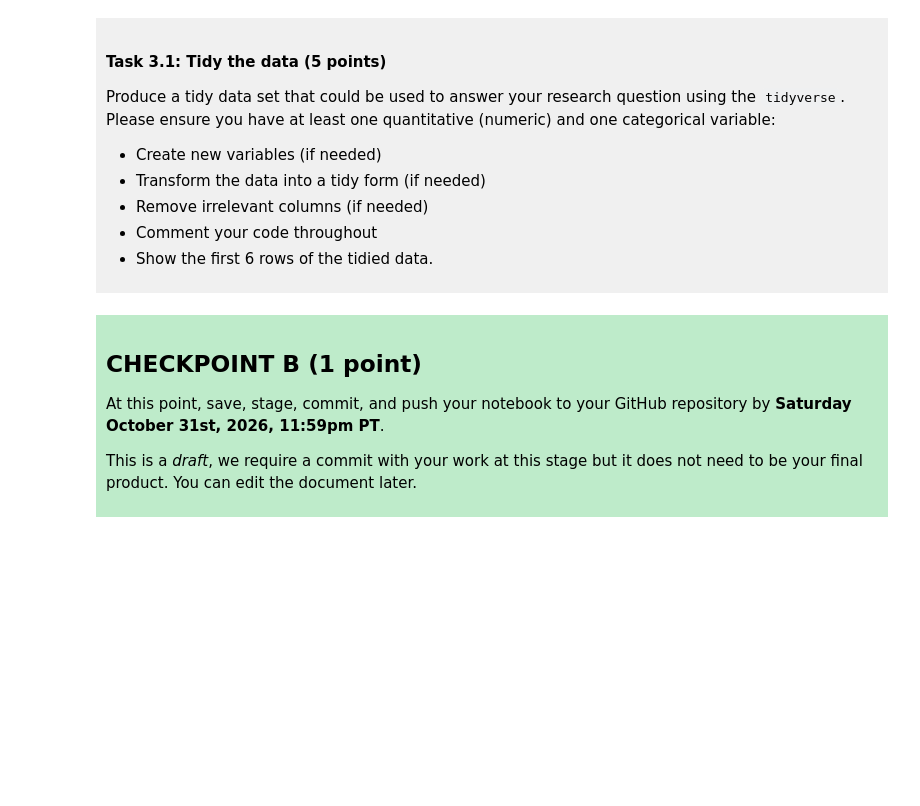
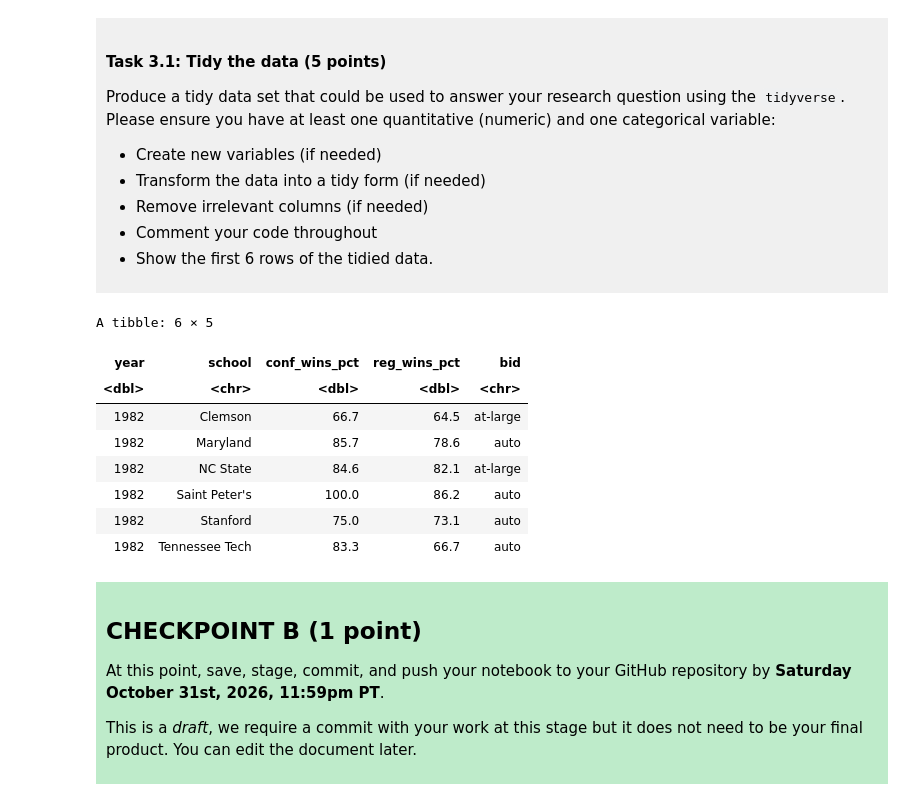
Before and after one commit to mngrindacc/dsci-100-project-minh-nguyen, a Jupyter notebook: dsci-100-project-notebook.ipynb, the cells around one changed output. Drawn from its saved outputs; the diff is of its cells as text; code cells hidden in the pictures; blank space fills up the shorter version.

```diff
--- a/dsci-100-project-notebook.ipynb
+++ b/dsci-100-project-notebook.ipynb
@@ -189,7 +225,33 @@ Produce a tidy data set that could be used to answer your research question usin
 
 </div>
 # %%
-### EDIT THIS CODE CELL ###
+#To run a KNN-classification algorithm
+#on this data and predict the qualification type of a team, we need to select our predictors(conference and regional win
+#percentages) since they act as input coordinates KNN uses to find nearest neighbors. Next, we need to select the bid
+#column that contains the known classes for each coordinate since they will be used to predict classes of unseen data.
+#The columns year and school won't be directly inputed into the algorithm. However, they are useful for reference
+#since they allow us to know exactly what school and year a data point belongs to rather than just anonymous numbers.
+women_tidy <- select(women_data, year, school, conf_wins_pct, reg_wins_pct, bid) |>
+#After inspecting my data, I realized that the early years(1982 - 1984)contained a significant
+#amount of missing values(NAs). Because these were the years when the tournament was first established,
+#conference and regional performances weren't formally tracked for many teams compared to later years. Realizing that
+#the KNN classification algorithm can't calculate distances involving NAs and will simply ignore these rows
+#which create unneccessary clutter inside my data, I decided to drop all the rows that involve NA values, making the data
+#more tidy and easier to visualize.
+drop_na()
+
+women_tidy |>
+slice(1:6)
+# %% [output]
+A tibble: 6 × 5
+| year | school | conf_wins_pct | reg_wins_pct | bid |
+| <dbl> | <chr> | <dbl> | <dbl> | <chr> |
+| 1982 | Clemson | 66.7 | 64.5 | at-large |
+| 1982 | Maryland | 85.7 | 78.6 | auto |
+| 1982 | NC State | 84.6 | 82.1 | at-large |
+| 1982 | Saint Peter's | 100.0 | 86.2 | auto |
+| 1982 | Stanford | 75.0 | 73.1 | auto |
+| 1982 | Tennessee Tech | 83.3 | 66.7 | auto |
 # %% [markdown]
 <div style="background-color: #beebca; padding: 10px;">
 
```
Also changed, not shown: parts of 5 cells of this notebook.
